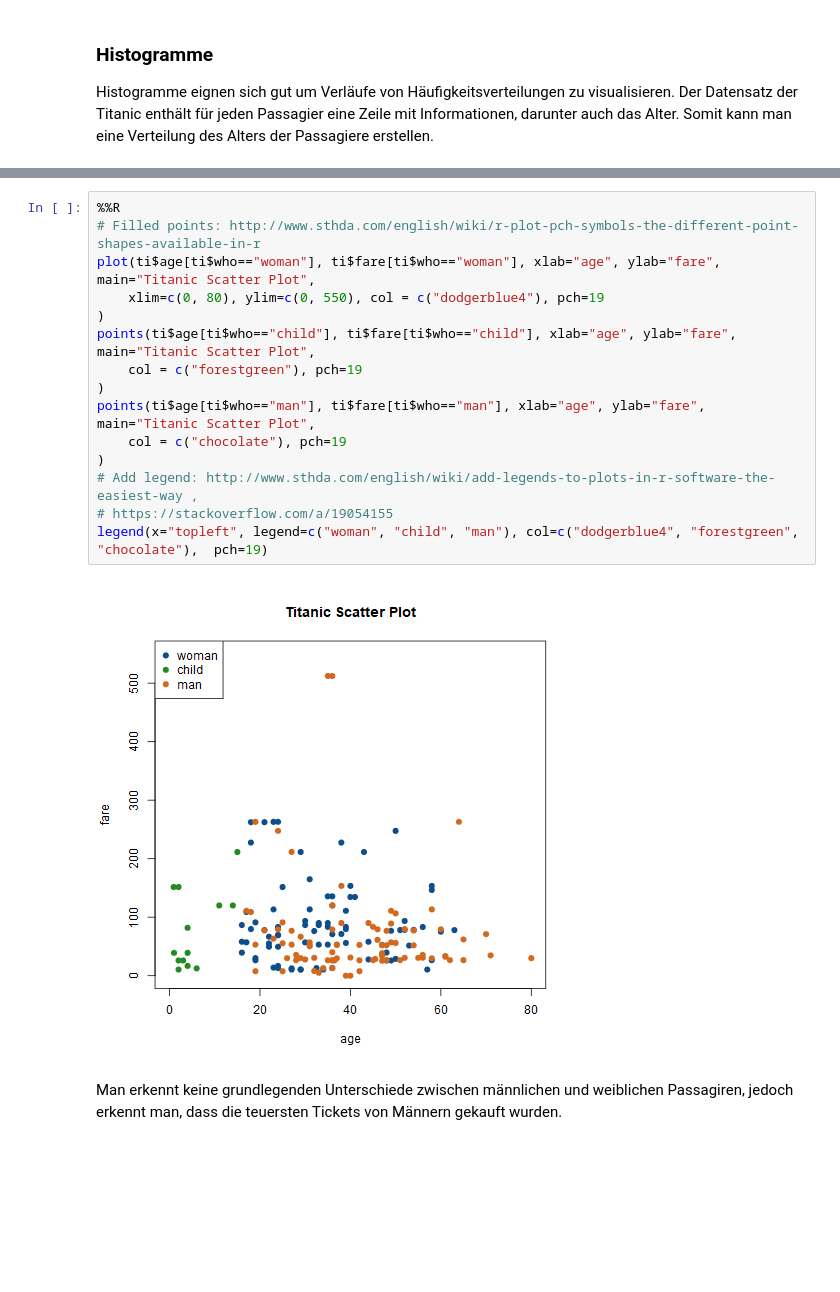
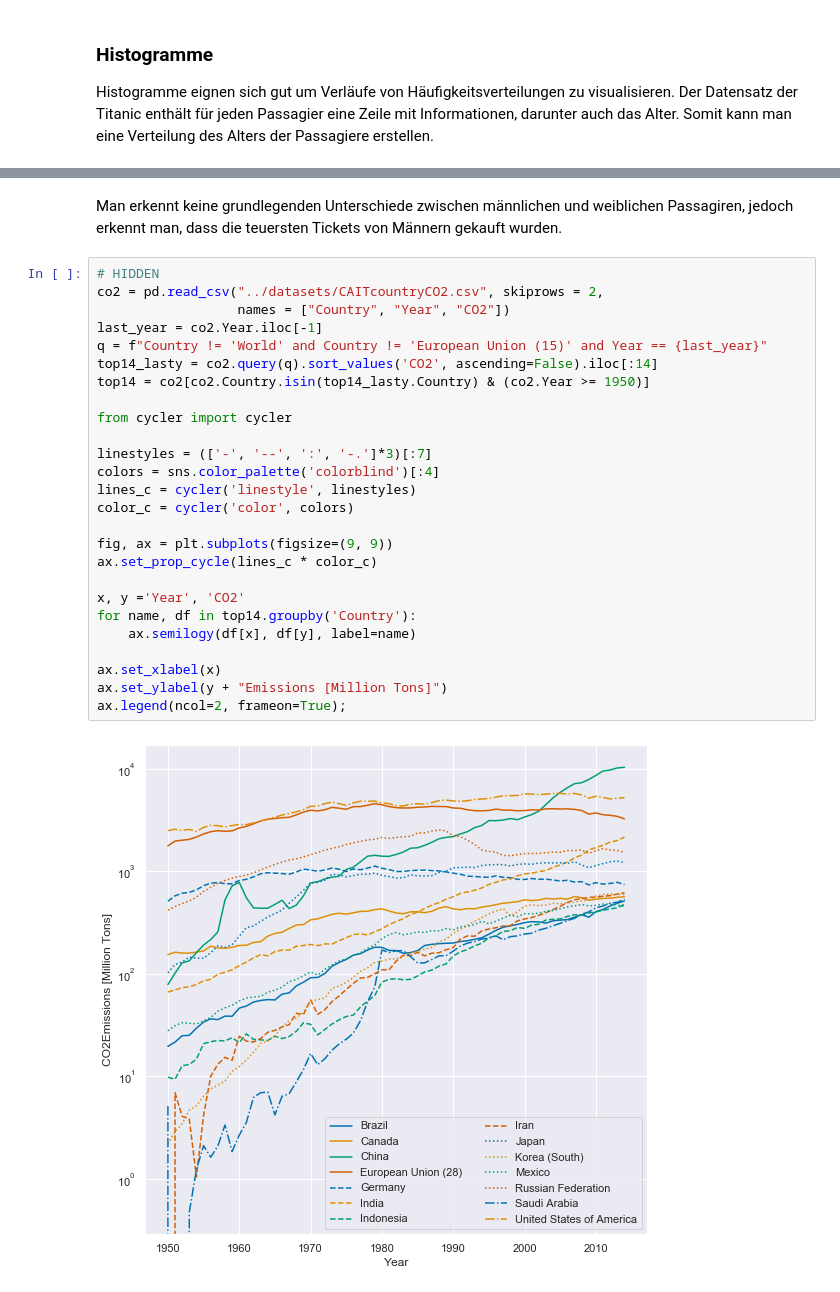
Before and after one commit to kurbaniec/everything-data-science, a Jupyter notebook: Data-Visualization/Prinzipien-der-Visualisierung.ipynb, the cells around one changed output, grey strips where cells are left out. Cells and saved outputs as stored; diff of their text form; blank space fills up the shorter version.

Commit message:
Working on customizing plots page

```diff
--- a/Data-Visualization/Prinzipien-der-Visualisierung.ipynb
+++ b/Data-Visualization/Prinzipien-der-Visualisierung.ipynb
@@ -276,19 +95,30 @@ sns.lmplot(x='age', y='fare', hue='who', data=ti, fit_reg=False);
-# %%
-%%R
-# Filled points: http://www.sthda.com/english/wiki/r-plot-pch-symbols-the-different-point-shapes-available-in-r
-plot(ti$age[ti$who=="woman"], ti$fare[ti$who=="woman"], xlab="age", ylab="fare", main="Titanic Scatter Plot",
-    xlim=c(0, 80), ylim=c(0, 550), col = c("dodgerblue4"), pch=19
-)
-points(ti$age[ti$who=="child"], ti$fare[ti$who=="child"], xlab="age", ylab="fare", main="Titanic Scatter Plot",
-    col = c("forestgreen"), pch=19
-)
-points(ti$age[ti$who=="man"], ti$fare[ti$who=="man"], xlab="age", ylab="fare", main="Titanic Scatter Plot",
-    col = c("chocolate"), pch=19
-)
-# Add legend: http://www.sthda.com/english/wiki/add-legends-to-plots-in-r-software-the-easiest-way ,
-# https://stackoverflow.com/a/19054155
-legend(x="topleft", legend=c("woman", "child", "man"), col=c("dodgerblue4", "forestgreen", "chocolate"),  pch=19)
-# %% [output]
-[figure, removed]
 # %% [markdown]
 Man erkennt keine grundlegenden Unterschiede zwischen männlichen und weiblichen Passagiren, jedoch erkennt man, dass die teuersten Tickets von Männern gekauft wurden.
+# %%
+# HIDDEN
+co2 = pd.read_csv("../datasets/CAITcountryCO2.csv", skiprows = 2,
+                  names = ["Country", "Year", "CO2"])
+last_year = co2.Year.iloc[-1]
+q = f"Country != 'World' and Country != 'European Union (15)' and Year == {last_year}"
+top14_lasty = co2.query(q).sort_values('CO2', ascending=False).iloc[:14]
+top14 = co2[co2.Country.isin(top14_lasty.Country) & (co2.Year >= 1950)]
+
+from cycler import cycler
+
+linestyles = (['-', '--', ':', '-.']*3)[:7]
+colors = sns.color_palette('colorblind')[:4]
+lines_c = cycler('linestyle', linestyles)
+color_c = cycler('color', colors)
+
+fig, ax = plt.subplots(figsize=(9, 9))
+ax.set_prop_cycle(lines_c * color_c)
+
+x, y ='Year', 'CO2'
+for name, df in top14.groupby('Country'):
+    ax.semilogy(df[x], df[y], label=name)
+
+ax.set_xlabel(x)
+ax.set_ylabel(y + "Emissions [Million Tons]")
+ax.legend(ncol=2, frameon=True);
+# %% [output]
+[figure, added]
```
Also changed, not shown: parts of 30 cells of this notebook, 4 other files.
